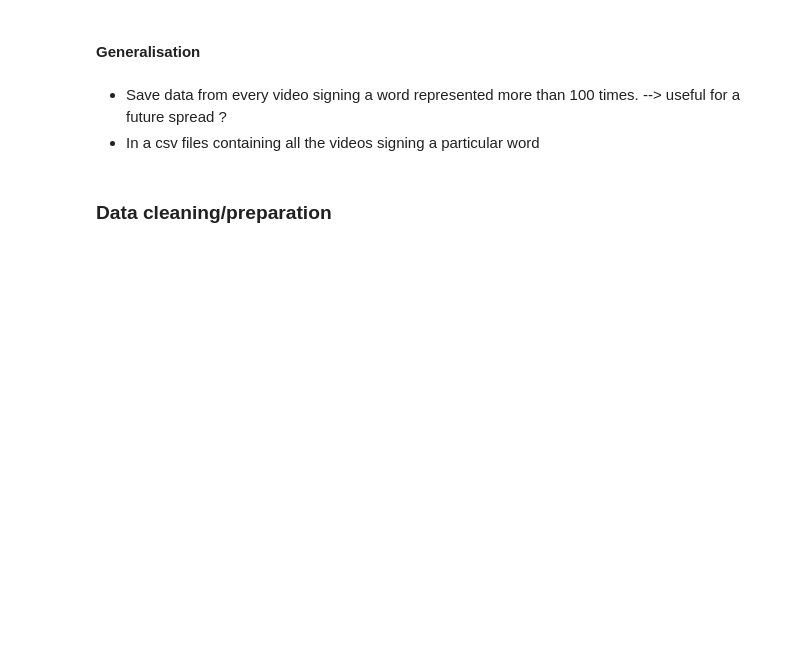
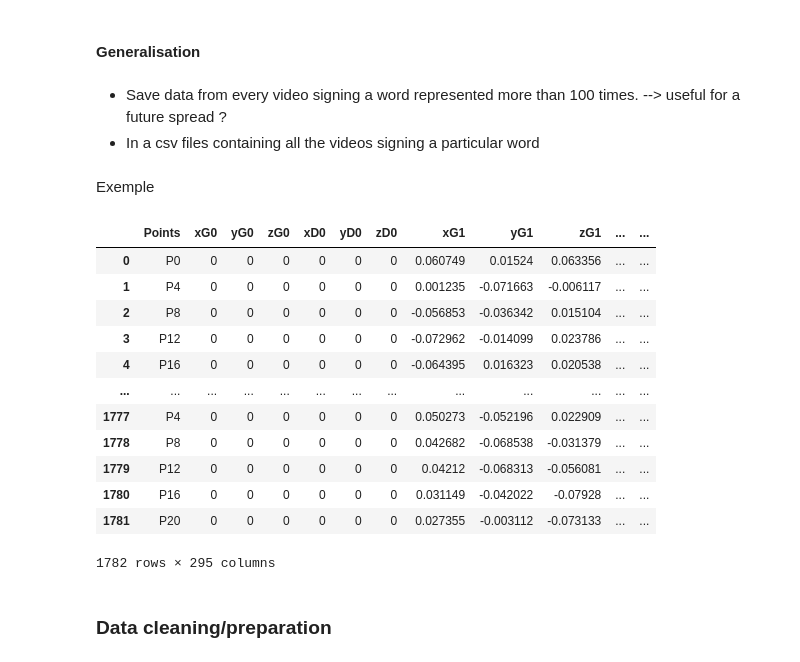
Before and after one commit to LucieDN/Sign-Language-Recognition, a Jupyter notebook: NoteBook/NoteBook.ipynb, the cells around one changed output. Drawn from its saved outputs; the diff is of its cells as text; code cells hidden in the pictures; blank space fills up the shorter version.

```diff
--- a/NoteBook/NoteBook.ipynb
+++ b/NoteBook/NoteBook.ipynb
@@ -74,6 +72,4 @@ The selection of a video is based on the following criteria :
 # %%
-df_index = pd.read_csv('../Database/Dataset/metadata/sign_occurrences.csv')
-signs = [df_index.loc[i, "sign"] for i in range(3)]
 print("For the rest of the project, we will use the following words")
 print(signs)
 # %% [output]
@@ -242,13 +270,3 @@ Create_DataFrame(video, points)
 # %% [markdown]
 - Save data from every video signing a word represented more than 100 times. --> useful for a future spread ?
 - In a csv files containing all the videos signing a particular word
-# %%
-def Concatenate_DataFrame(sign, points):
-    videos = Paths_Selected_Videos(sign)
-    df = pd.DataFrame(None)
-
-    if len(videos)>=100:
-        for video in videos:
-            df = pd.concat([df,Create_DataFrame(video, points)], ignore_index=True)
-    return df
-#Concatenate_DataFrame("LS", points)
@@ -255,2 +302,20 @@ def Concatenate_DataFrame(sign, points):
+# %% [markdown]
+Exemple
+# %%
+Concatenate_DataFrame("LS", points)
+# %% [output]
+|  | Points | xG0 | yG0 | zG0 | xD0 | yD0 | zD0 | xG1 | yG1 | zG1 | ... | ... |
+| 0 | P0 | 0 | 0 | 0 | 0 | 0 | 0 | 0.060749 | 0.01524 | 0.063356 | ... | ... |
+| 1 | P4 | 0 | 0 | 0 | 0 | 0 | 0 | 0.001235 | -0.071663 | -0.006117 | ... | ... |
+| 2 | P8 | 0 | 0 | 0 | 0 | 0 | 0 | -0.056853 | -0.036342 | 0.015104 | ... | ... |
+| 3 | P12 | 0 | 0 | 0 | 0 | 0 | 0 | -0.072962 | -0.014099 | 0.023786 | ... | ... |
+| 4 | P16 | 0 | 0 | 0 | 0 | 0 | 0 | -0.064395 | 0.016323 | 0.020538 | ... | ... |
+| ... | ... | ... | ... | ... | ... | ... | ... | ... | ... | ... | ... | ... |
+| 1777 | P4 | 0 | 0 | 0 | 0 | 0 | 0 | 0.050273 | -0.052196 | 0.022909 | ... | ... |
+| 1778 | P8 | 0 | 0 | 0 | 0 | 0 | 0 | 0.042682 | -0.068538 | -0.031379 | ... | ... |
+| 1779 | P12 | 0 | 0 | 0 | 0 | 0 | 0 | 0.04212 | -0.068313 | -0.056081 | ... | ... |
+| 1780 | P16 | 0 | 0 | 0 | 0 | 0 | 0 | 0.031149 | -0.042022 | -0.07928 | ... | ... |
+| 1781 | P20 | 0 | 0 | 0 | 0 | 0 | 0 | 0.027355 | -0.003112 | -0.073133 | ... | ... |
+1782 rows × 295 columns
 # %%
 def SaveInCSV(sign, points):
```
Also changed, not shown: parts of 24 cells of this notebook, 3 other files.
